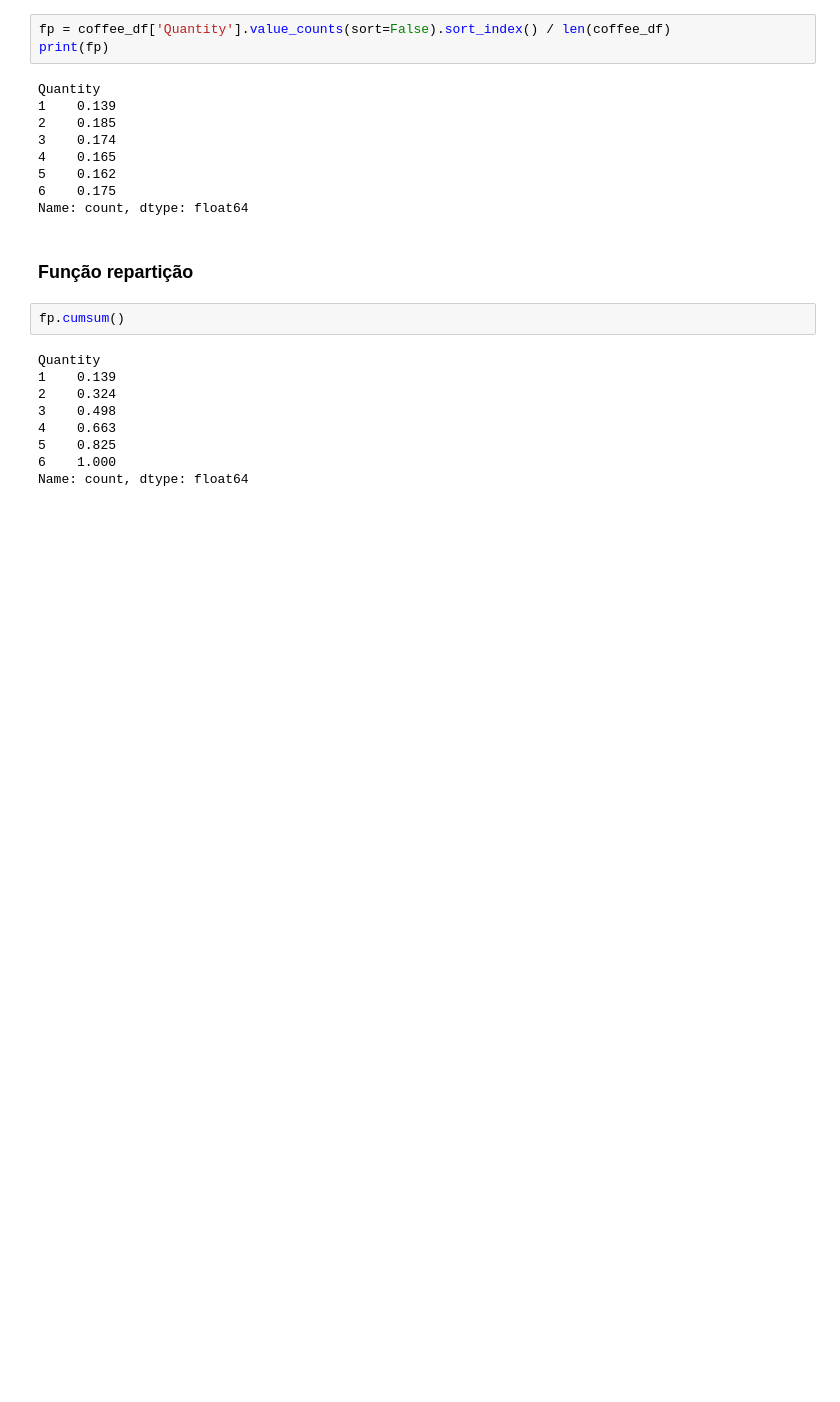
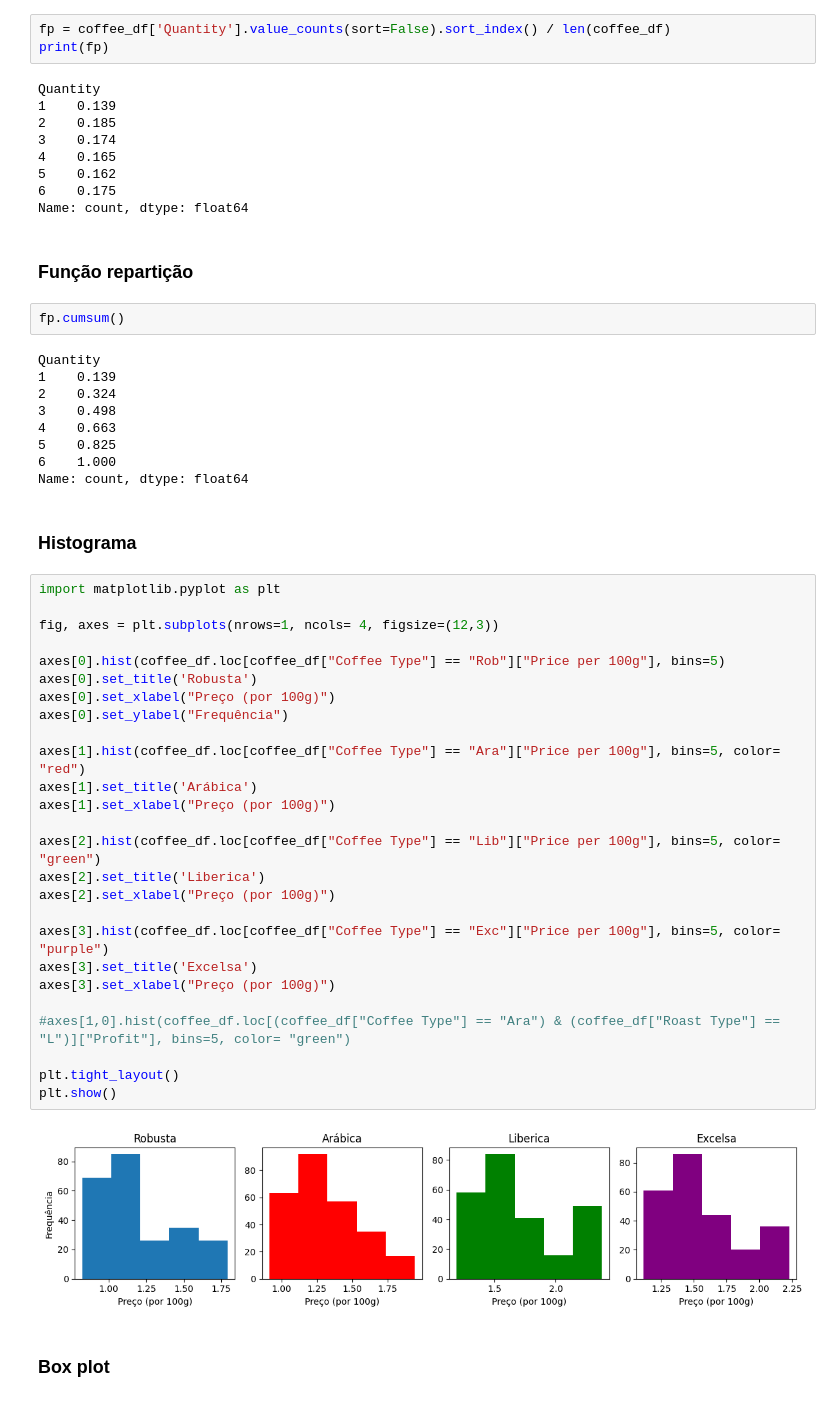
Before and after one commit to mfnp14/pgd_data_engineering_and_analytics, a Jupyter notebook: statistics/coffee_analysis.ipynb, the cells around one changed output. Cells and saved outputs as stored; diff of their text form; blank space fills up the shorter version.

Commit message:
[Statistics]: Group project (Coffee dataset)
    Description:
        - Data visualization (graph creation) utilizing the coffee dataset.

```diff
--- a/statistics/coffee_analysis.ipynb
+++ b/statistics/coffee_analysis.ipynb
@@ -209,3 +209,35 @@ Quantity
 5    0.825
 6    1.000
 Name: count, dtype: float64
+# %% [markdown]
+### Histograma
+# %%
+import matplotlib.pyplot as plt
+
+fig, axes = plt.subplots(nrows=1, ncols= 4, figsize=(12,3))
+
+axes[0].hist(coffee_df.loc[coffee_df["Coffee Type"] == "Rob"]["Price per 100g"], bins=5)
+axes[0].set_title('Robusta')
+axes[0].set_xlabel("Preço (por 100g)")
+axes[0].set_ylabel("Frequência")
+
+axes[1].hist(coffee_df.loc[coffee_df["Coffee Type"] == "Ara"]["Price per 100g"], bins=5, color= "red")
+axes[1].set_title('Arábica')
+axes[1].set_xlabel("Preço (por 100g)")
+
+axes[2].hist(coffee_df.loc[coffee_df["Coffee Type"] == "Lib"]["Price per 100g"], bins=5, color= "green")
+axes[2].set_title('Liberica')
+axes[2].set_xlabel("Preço (por 100g)")
+
+axes[3].hist(coffee_df.loc[coffee_df["Coffee Type"] == "Exc"]["Price per 100g"], bins=5, color= "purple")
+axes[3].set_title('Excelsa')
+axes[3].set_xlabel("Preço (por 100g)")
+
+#axes[1,0].hist(coffee_df.loc[(coffee_df["Coffee Type"] == "Ara") & (coffee_df["Roast Type"] == "L")]["Profit"], bins=5, color= "green")
+
+plt.tight_layout()
+plt.show()
+# %% [output]
+[figure, added]
+# %% [markdown]
+### Box plot
```
Also changed, not shown: parts of 4 cells of this notebook.
